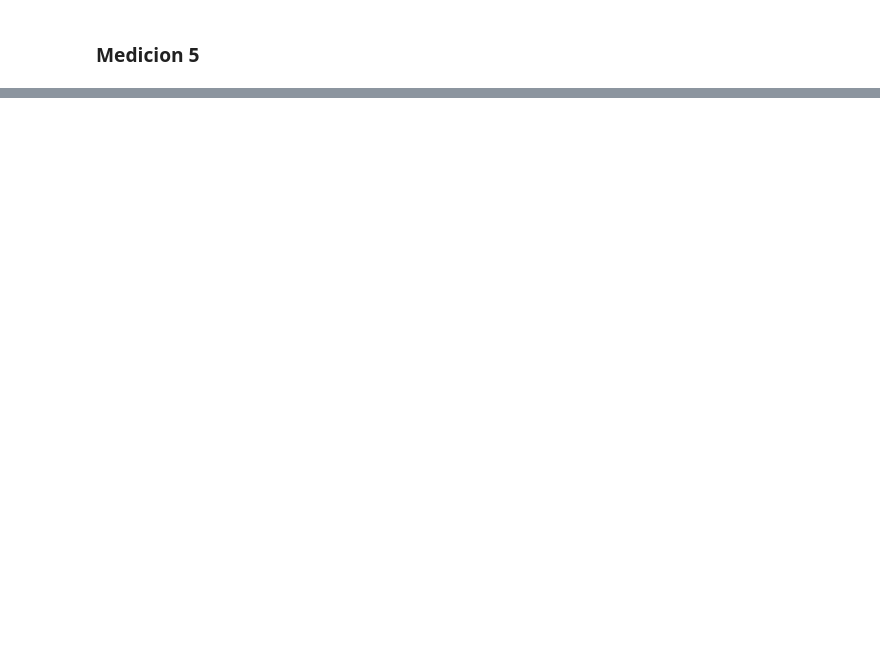
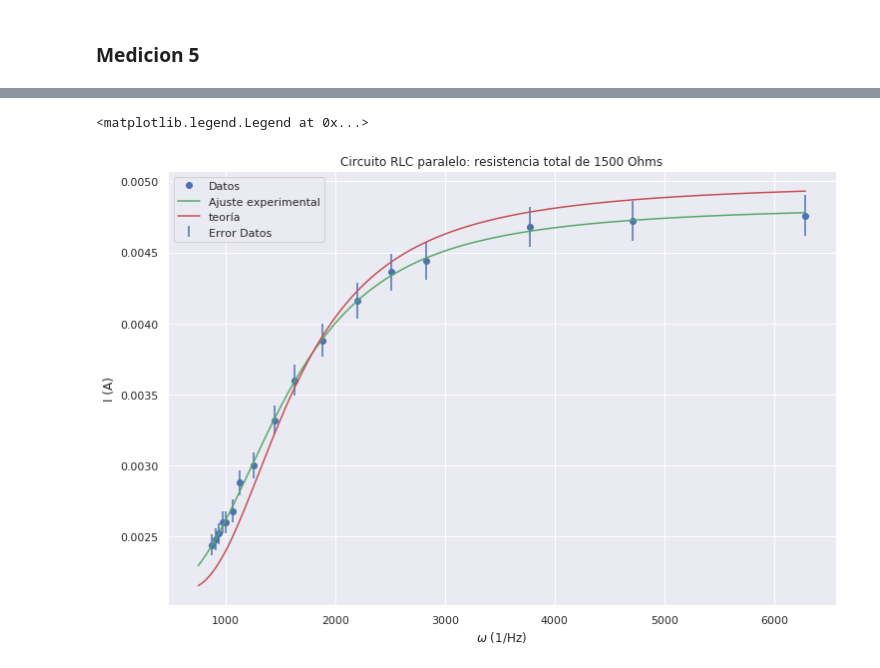
Before and after one commit to mercedesabril/Laboratorio3, a Jupyter notebook: Informe3/Informe3.ipynb, the cells around one changed output, grey strips where cells are left out. Saved outputs shown, nothing was run; the diff lists cells and outputs as text; code cells hidden in the pictures; blank space fills up the shorter version.

```diff
--- a/Informe3/Informe3.ipynb
+++ b/Informe3/Informe3.ipynb
@@ -650,10 +638,13 @@ med5_anti.ajuste
 # %%
 plt.figure(figsize=(12,8))
-plt.plot(2*np.pi*med5_anti.frecuencia, med5_anti.corriente, 'o', color = 'b', label='Datos')
-plt.errorbar(2*np.pi*med5_anti.frecuencia, med5_anti.corriente, med5_anti.error_corriente, ls='none', label='Error Datos')
-plt.plot(2*np.pi*frec_teo2, corriente_anti(frec_teo, 1500, 0.1, 1, 1000), color = 'r', label='Modelo teorico')
-plt.plot(2*np.pi*frec_teo2, corriente_anti(frec_teo, *med5_anti.ajuste), color = 'g', label='Ajuste experimental')
+plt.plot(2*np.pi*med5_anti.frecuencia[8:med5_anti.frecuencia.shape[0]], med5_anti.corriente[8:med5_anti.frecuencia.shape[0]], 'o', color = 'b', label='Datos')
+plt.errorbar(2*np.pi*med5_anti.frecuencia[8:med5_anti.frecuencia.shape[0]], med5_anti.corriente[8:med5_anti.frecuencia.shape[0]], med5_anti.error_corriente[8:med5_anti.frecuencia.shape[0]], ls='none', label='Error Datos')
+plt.plot(2*np.pi*np.linspace(120, 1000, 50000), corriente_anti(np.linspace(120, 1000, 50000), *med5_anti.ajuste), color = 'g', label='Ajuste experimental')
+plt.plot(2*np.pi*np.linspace(120, 1000, 50000), corriente_anti(np.linspace(120, 1000, 50000), 1200,1,1,1000,5), color = 'r', label='teoría')
 plt.title('Circuito RLC paralelo: resistencia total de 1500 Ohms')
 plt.ylabel('I (A)')
 plt.xlabel('$\omega$ (1/Hz)')
 plt.legend(loc='upper left')
+# %% [output]
+<matplotlib.legend.Legend at 0x...>
+[figure, added]
```
Also changed, not shown: parts of 25 cells of this notebook.
